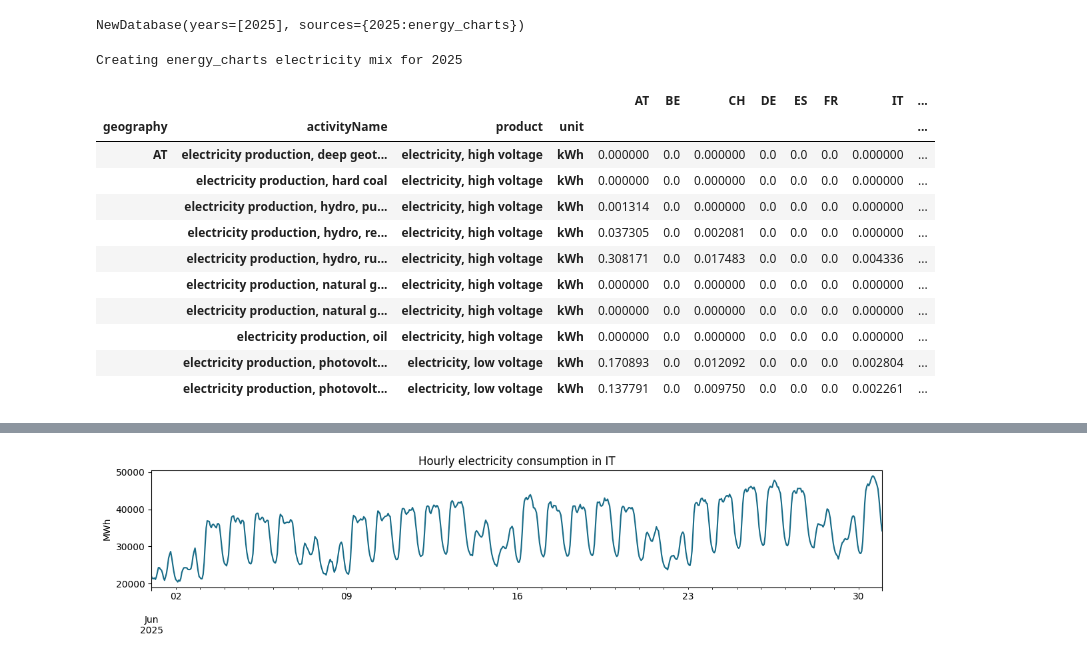
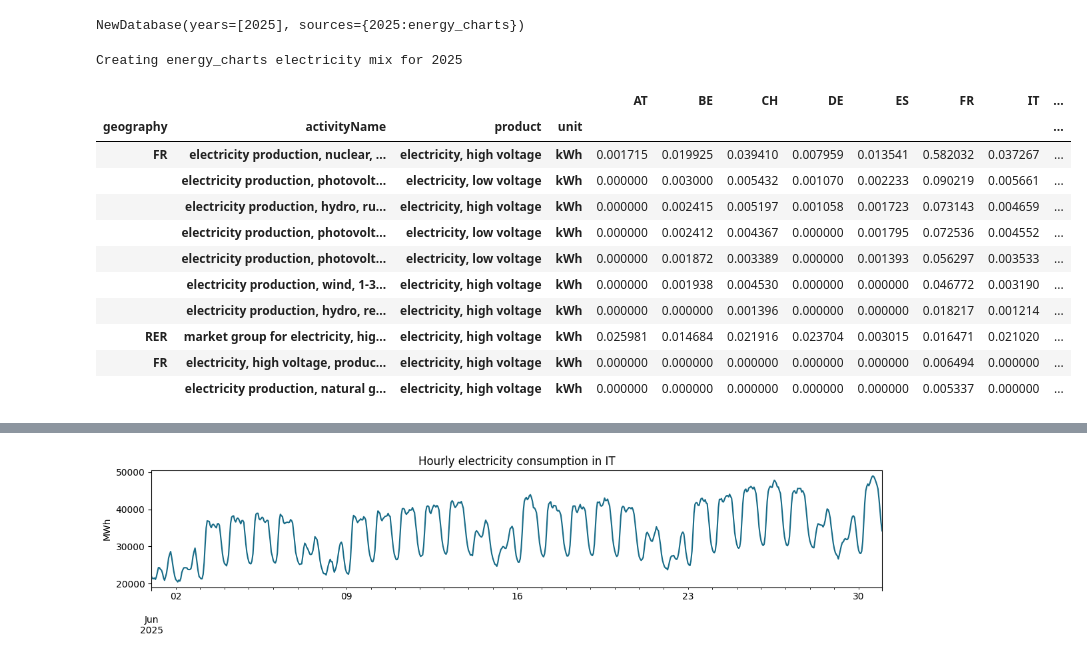
Before and after one commit to LIST-LUXEMBOURG/shrecc, a Jupyter notebook: docs/content/notebooks/2_shrecc_analysis.ipynb, the cells around one changed output, grey strips where cells are left out. Cells and saved outputs as stored; diff of their text form; code cells hidden in the pictures.

```diff
--- a/docs/content/notebooks/shrecc_usage.ipynb
+++ b/docs/content/notebooks/2_shrecc_analysis.ipynb
@@ -19,23 +24,10 @@ The default is a single 2040 run so the workflow can be checked quickly. Set `YE
 # %%
 # Geographical and temporal scope of the inventories you want to create
 COUNTRIES = ["ES", "FR", "DE", "IT", "PT", "BE", "NL", "LU", "AT", "CH"]
-GENERAL_RANGE = ["2040-06-01 00:00:00", "2040-06-30 23:00:00"]
-REFINED_RANGE = [10, 14]
-FREQUENCY = "h"
+TIME_RANGE = ["2040-06-01 00:00:00", "2040-06-30 23:00:00"]
+HOUR_RANGE = [10, 14]
 
 # Brightway instructions
 PROJECT_NAME = "SHRECCei311"
 OUTPUT_DATABASE_NAME = "shrecc_tyndp_DE_{year}_june_noon"
-WRITE_DATABASE = False  # Set to True only after inspecting the mapped tables.
-
-# If prospective, TYNDP scenario, climate year, and year
-SCENARIO = "DE"
-CLIMATE_YEAR = 2009
-YEARS = [2040]  # Use [2035, 2040, 2050] for the complete run.
-
-# ...and the databases you match against for each year
-PREMISE_DATABASES = {
-    2035: "ei_cutoff_3.11_remind-eu_SSP2-PkBudg650_2035 2026-07-10",
-    2040: "ei_cutoff_3.11_remind-eu_SSP2-PkBudg650_2040 2026-07-10",
-    2050: "ei_cutoff_3.11_remind-eu_SSP2-PkBudg650_2050 2026-07-10",
-}
+WRITE_DATABASE = True  # Set to True only after inspecting the mapped tables.
@@ -66,17 +79,17 @@ pd.Series(configured_backgrounds, name="premise database").rename_axis("year").t
 
 `source="auto"` selects TYNDP for these prospective years. `strict=False` permits the location fallback while preserving the mapped source technology.
 # %%
+# A lot of arguments here are optional, they are exposed here for transparency
 elec_noon_june_2040 = NewDatabase(
     scenario=SCENARIO,
     years=YEARS,
     climate_year=CLIMATE_YEAR,
-    premise_db=configured_backgrounds,
+    bg_db_name=configured_backgrounds,
     iam="remind-eu",
     my_db_name=OUTPUT_DATABASE_NAME,
     countries=COUNTRIES,
-    general_range=GENERAL_RANGE,
-    refined_range=REFINED_RANGE,
-    freq=FREQUENCY,
+    time_range=TIME_RANGE,
+    hour_range=HOUR_RANGE,
     project_name=PROJECT_NAME,
     source="auto",
     cutoff=1e-3,
@@ -359,14 +358,13 @@ elec_noon_june_2025 = NewDatabase(
     years=HISTORICAL_YEAR,
     countries=COUNTRIES,
     project_name=PROJECT_NAME,
-    premise_db=HISTORICAL_BACKGROUND_DATABASE,
+    bg_db_name=HISTORICAL_BACKGROUND_DATABASE,
     my_db_name=f"shrecc_energy_charts_{HISTORICAL_YEAR}_june_noon",
-    general_range=[
+    time_range=[
         f"{HISTORICAL_YEAR}-06-01 00:00:00",
         f"{HISTORICAL_YEAR}-06-30 23:00:00",
     ],
-    refined_range=[10, 14],
-    freq="h",
+    hour_range=[10, 14],
     source="auto",
     cutoff=1e-3,
     include_cutoff=True,
@@ -380,25 +378,25 @@ NewDatabase(years=[2025], sources={2025:energy_charts})
 # %%
 if RUN_HISTORICAL_EXAMPLE:
     if HISTORICAL_BACKGROUND_DATABASE not in bd.databases:
         raise ValueError(
             f"Missing {HISTORICAL_BACKGROUND_DATABASE!r} in project {PROJECT_NAME!r}"
         )
     elec_noon_june_2025.create()
-    display(elec_noon_june_2025.table().head(10))
+    display(elec_noon_june_2025.table().nlargest(n=10, columns="FR"))
 else:
     print("Historical example skipped. Set RUN_HISTORICAL_EXAMPLE = True to run it.")
 # %% [output]
 Creating energy_charts electricity mix for 2025
 |  |  |  |  | AT | BE | CH | DE | ES | FR | IT | ... |
 | geography | activityName | product | unit |  |  |  |  |  |  |  | ... |
-| AT | electricity production, deep geot... | electricity, high voltage | kWh | 0.000000 | 0.0 | 0.000000 | 0.0 | 0.0 | 0.0 | 0.000000 | ... |
-|  | electricity production, hard coal | electricity, high voltage | kWh | 0.000000 | 0.0 | 0.000000 | 0.0 | 0.0 | 0.0 | 0.000000 | ... |
-|  | electricity production, hydro, pu... | electricity, high voltage | kWh | 0.001314 | 0.0 | 0.000000 | 0.0 | 0.0 | 0.0 | 0.000000 | ... |
-|  | electricity production, hydro, re... | electricity, high voltage | kWh | 0.037305 | 0.0 | 0.002081 | 0.0 | 0.0 | 0.0 | 0.000000 | ... |
-|  | electricity production, hydro, ru... | electricity, high voltage | kWh | 0.308171 | 0.0 | 0.017483 | 0.0 | 0.0 | 0.0 | 0.004336 | ... |
-|  | electricity production, natural g... | electricity, high voltage | kWh | 0.000000 | 0.0 | 0.000000 | 0.0 | 0.0 | 0.0 | 0.000000 | ... |
-|  | electricity production, natural g... | electricity, high voltage | kWh | 0.000000 | 0.0 | 0.000000 | 0.0 | 0.0 | 0.0 | 0.000000 | ... |
-|  | electricity production, oil | electricity, high voltage | kWh | 0.000000 | 0.0 | 0.000000 | 0.0 | 0.0 | 0.0 | 0.000000 | ... |
-|  | electricity production, photovolt... | electricity, low voltage | kWh | 0.170893 | 0.0 | 0.012092 | 0.0 | 0.0 | 0.0 | 0.002804 | ... |
-|  | electricity production, photovolt... | electricity, low voltage | kWh | 0.137791 | 0.0 | 0.009750 | 0.0 | 0.0 | 0.0 | 0.002261 | ... |
+| FR | electricity production, nuclear, ... | electricity, high voltage | kWh | 0.001715 | 0.019925 | 0.039410 | 0.007959 | 0.013541 | 0.582032 | 0.037267 | ... |
+|  | electricity production, photovolt... | electricity, low voltage | kWh | 0.000000 | 0.003000 | 0.005432 | 0.001070 | 0.002233 | 0.090219 | 0.005661 | ... |
+|  | electricity production, hydro, ru... | electricity, high voltage | kWh | 0.000000 | 0.002415 | 0.005197 | 0.001058 | 0.001723 | 0.073143 | 0.004659 | ... |
+|  | electricity production, photovolt... | electricity, low voltage | kWh | 0.000000 | 0.002412 | 0.004367 | 0.000000 | 0.001795 | 0.072536 | 0.004552 | ... |
+|  | electricity production, photovolt... | electricity, low voltage | kWh | 0.000000 | 0.001872 | 0.003389 | 0.000000 | 0.001393 | 0.056297 | 0.003533 | ... |
+|  | electricity production, wind, 1-3... | electricity, high voltage | kWh | 0.000000 | 0.001938 | 0.004530 | 0.000000 | 0.000000 | 0.046772 | 0.003190 | ... |
+|  | electricity production, hydro, re... | electricity, high voltage | kWh | 0.000000 | 0.000000 | 0.001396 | 0.000000 | 0.000000 | 0.018217 | 0.001214 | ... |
+| RER | market group for electricity, hig... | electricity, high voltage | kWh | 0.025981 | 0.014684 | 0.021916 | 0.023704 | 0.003015 | 0.016471 | 0.021020 | ... |
+| FR | electricity, high voltage, produc... | electricity, high voltage | kWh | 0.000000 | 0.000000 | 0.000000 | 0.000000 | 0.000000 | 0.006494 | 0.000000 | ... |
+|  | electricity production, natural g... | electricity, high voltage | kWh | 0.000000 | 0.000000 | 0.000000 | 0.000000 | 0.000000 | 0.005337 | 0.000000 | ... |
 # %%
```
Also changed, not shown: parts of 16 cells of this notebook, 9 other files.
